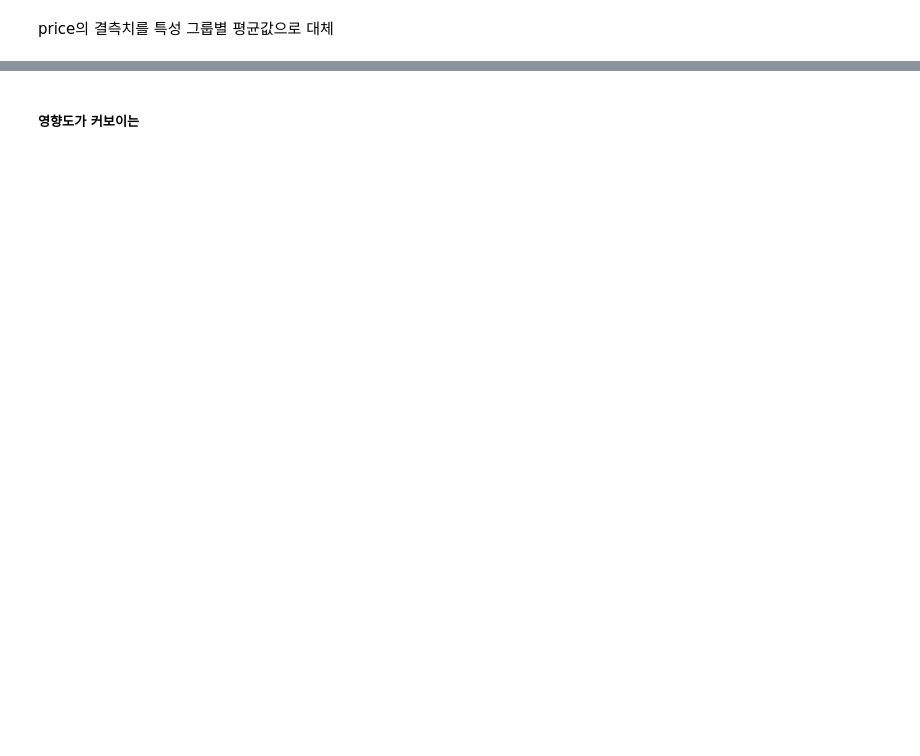
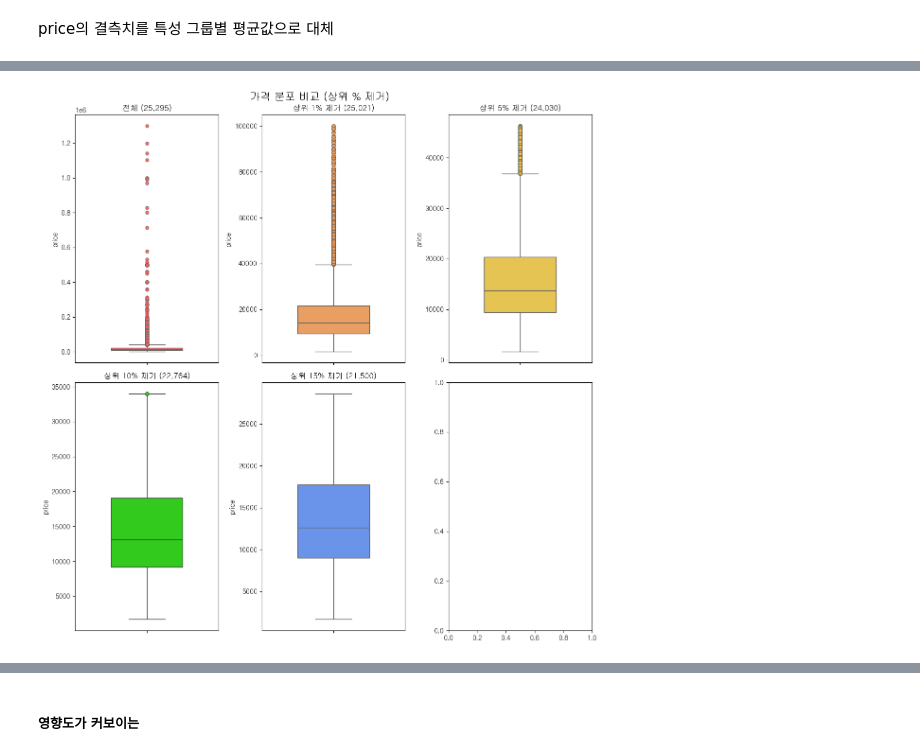
Before and after one commit to SKNetworks-AI19-250818/SKN19-mini-5Team, a Jupyter notebook: EDA/eda_report.ipynb, the cells around one changed output, grey strips where cells are left out. Cells and saved outputs as stored; diff of their text form; code cells hidden in the pictures; blank space fills up the shorter version.

```diff
--- a/EDA/eda_report.ipynb
+++ b/EDA/eda_report.ipynb
@@ -543,11 +592,6 @@ df_listings['price'].describe()
 # %%
 # price 이상치 탐색 - 상세
 
-def drop_price_over(df:pd.DataFrame ,target_price:int):
-    """
-    target_price(해당 금액) 이상 행 드롭해서 반환
-    """
-    return df.drop(df[df['price'] > target_price].index, axis=0)
 
 def drop_price_above(df: pd.DataFrame, percent: float | int, price_col='price'):
     """
@@ -565,43 +609,45 @@ def drop_price_above(df: pd.DataFrame, percent: float | int, price_col='price'):
     rangex = df[price_col].quantile(percent)
     return df[df[price_col] < rangex]
 
-df_price_over_2m = drop_price_over(df_listings, 2_000_000)   # 2,000,000 이상 제거
+# df_price_over_2m = drop_price_over(df_listings, 2_000_000)   # 2,000,000 이상 제거
 df_price_above_99 = drop_price_above(df_listings, 99)   # 상위 1% 제거
 df_price_above_95 = drop_price_above(df_listings, 95)   # 상위 5% 제거
 df_price_above_90 = drop_price_above(df_listings, 90)   # 상위 10% 제거
 df_price_above_85 = drop_price_above(df_listings, 85)   # 상위 15% 제거
 
 
 fig, axes = plt.subplots(2, 3, figsize=(12, 12))
 fig.suptitle('가격 분포 비교 (상위 % 제거)', fontsize=16, fontweight='bold')
 
 # 각 subplot에 대한 데이터와 제목
 datasets = [
     (df_listings, f'전체 ({len(df_listings):,})', 0, 0, "#FF5C5C"),
-    (df_price_above_99, f'상위 2m 이상 제거 ({len(df_price_over_2m):,})', 0, 1, "#FF9D4C"),
-    (df_price_above_99, f'상위 1% 제거 ({len(df_price_above_99):,})', 0, 2, "#FFD13A"),
-    (df_price_above_95, f'상위 5% 제거 ({len(df_price_above_95):,})', 1, 0, "#1BE700"),
-    (df_price_above_90, f'상위 10% 제거 ({len(df_price_above_90):,})', 1, 1, "#558BFF"),
-    (df_price_above_85, f'상위 15% 제거 ({len(df_price_above_85):,})', 1, 2, "#D61CD6"),
+    # (df_price_above_99, f'상위 2m 이상 제거 ({len(df_price_over_2m):,})', 0, 1, "#FF9D4C"),
+    (df_price_above_99, f'상위 1% 제거 ({len(df_price_above_99):,})', 0, 1, "#FF9D4C"),
+    (df_price_above_95, f'상위 5% 제거 ({len(df_price_above_95):,})', 0, 2, "#FFD13A"),
+    (df_price_above_90, f'상위 10% 제거 ({len(df_price_above_90):,})', 1, 0, "#1BE700"),
+    (df_price_above_85, f'상위 15% 제거 ({len(df_price_above_85):,})', 1, 1, "#558BFF"),
 ]
 
 for i, (df, title, row, col, color) in enumerate(datasets):
     # boxplot 그리기
     sns.boxplot(
         y=df['price'],
         ax=axes[row, col],
         color=color,
         width=0.5,
         flierprops=dict(
             marker='o', markerfacecolor=color, markersize=5,
                 markeredgewidth=0.8, alpha=0.9
         )
     )
     axes[row, col].set_title(title)
 
 
 plt.tight_layout()
 plt.show()
+# %% [output]
+[figure, added]
 # %%
 # 상위 1% 제거
 
```
Also changed, not shown: parts of 59 cells of this notebook, 5 other files.
